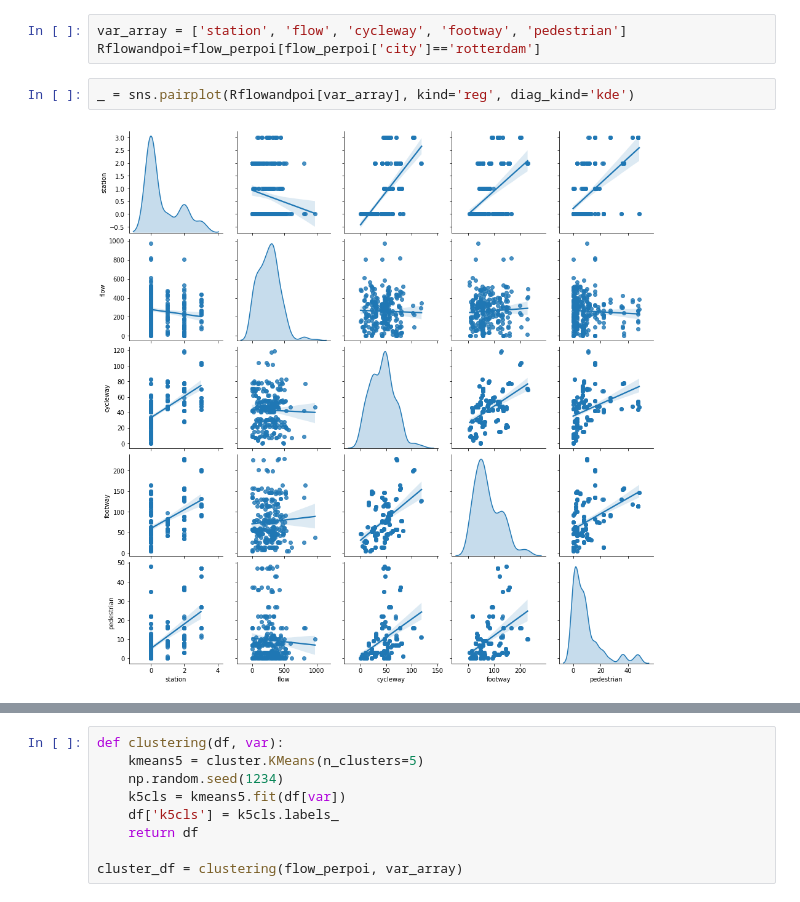
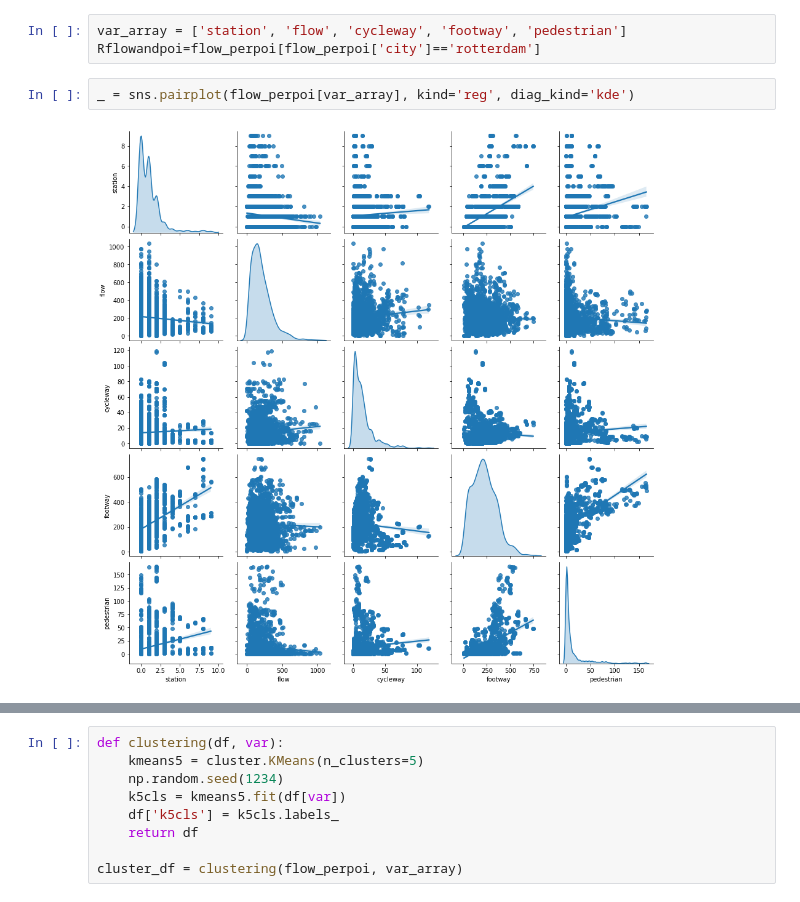
Before and after one commit to K4Ling/UrbanDataSc, a Jupyter notebook: Correlation_added.ipynb, the cells around one changed output, grey strips where cells are left out. Drawn from its saved outputs; the diff is of its cells as text.

```diff
--- a/Correlation_added.ipynb
+++ b/Correlation_added.ipynb
@@ -457,9 +467,9 @@ flow_perpoi = flow_perpoi[flow_perpoi['flow'].notna()]
 var_array = ['station', 'flow', 'cycleway', 'footway', 'pedestrian']
 Rflowandpoi=flow_perpoi[flow_perpoi['city']=='rotterdam']
 # %%
-_ = sns.pairplot(Rflowandpoi[var_array], kind='reg', diag_kind='kde')
+_ = sns.pairplot(flow_perpoi[var_array], kind='reg', diag_kind='kde')
 # %% [output]
-[figure, old version]
+[figure, new version]
 # %%
 def get_on_map(df_flows_pois, city, column_to_plot):
     f, ax = plt.subplots(1, figsize=(9, 9))
```
Also changed, not shown: parts of 8 cells of this notebook, 1 other file.
